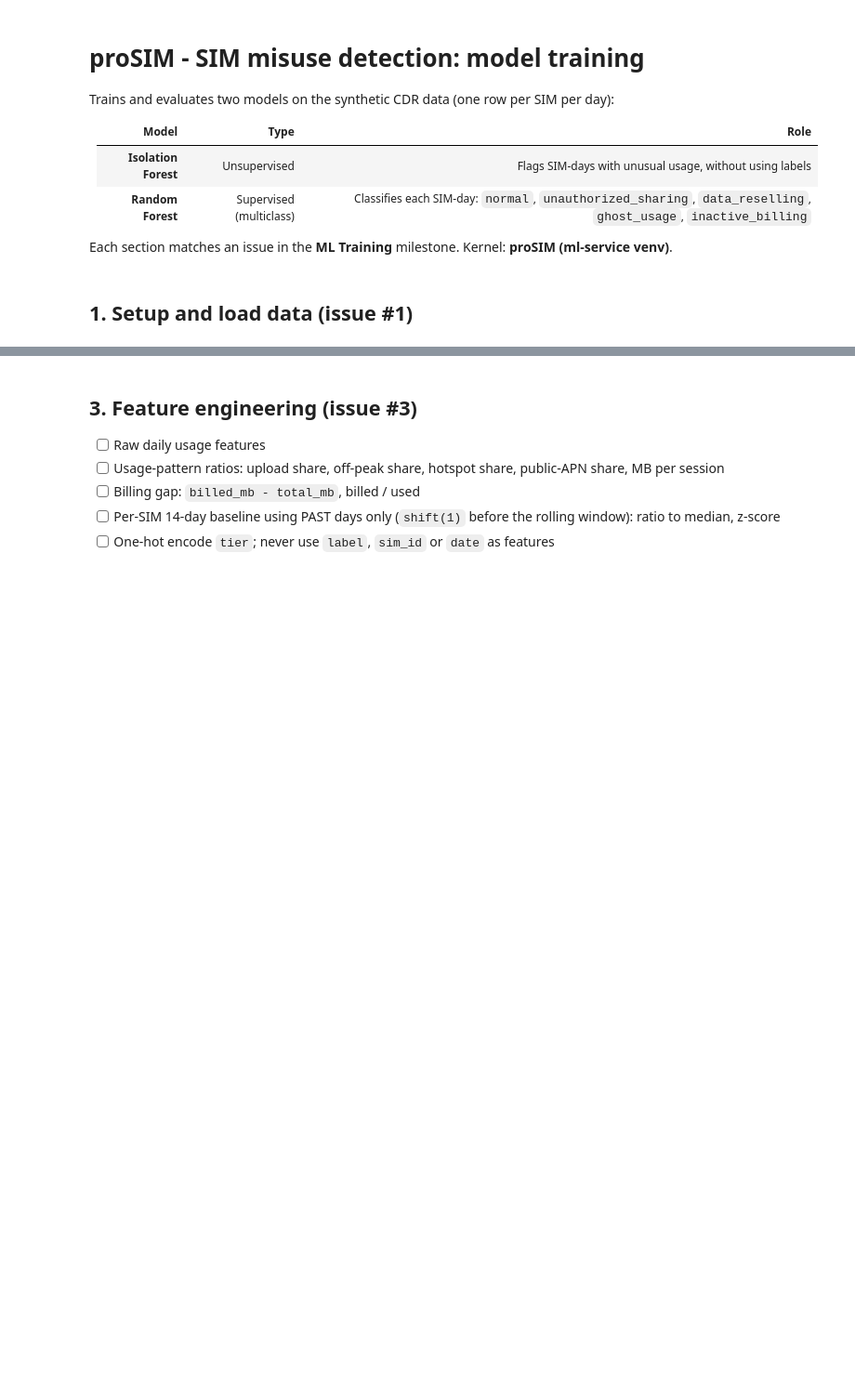
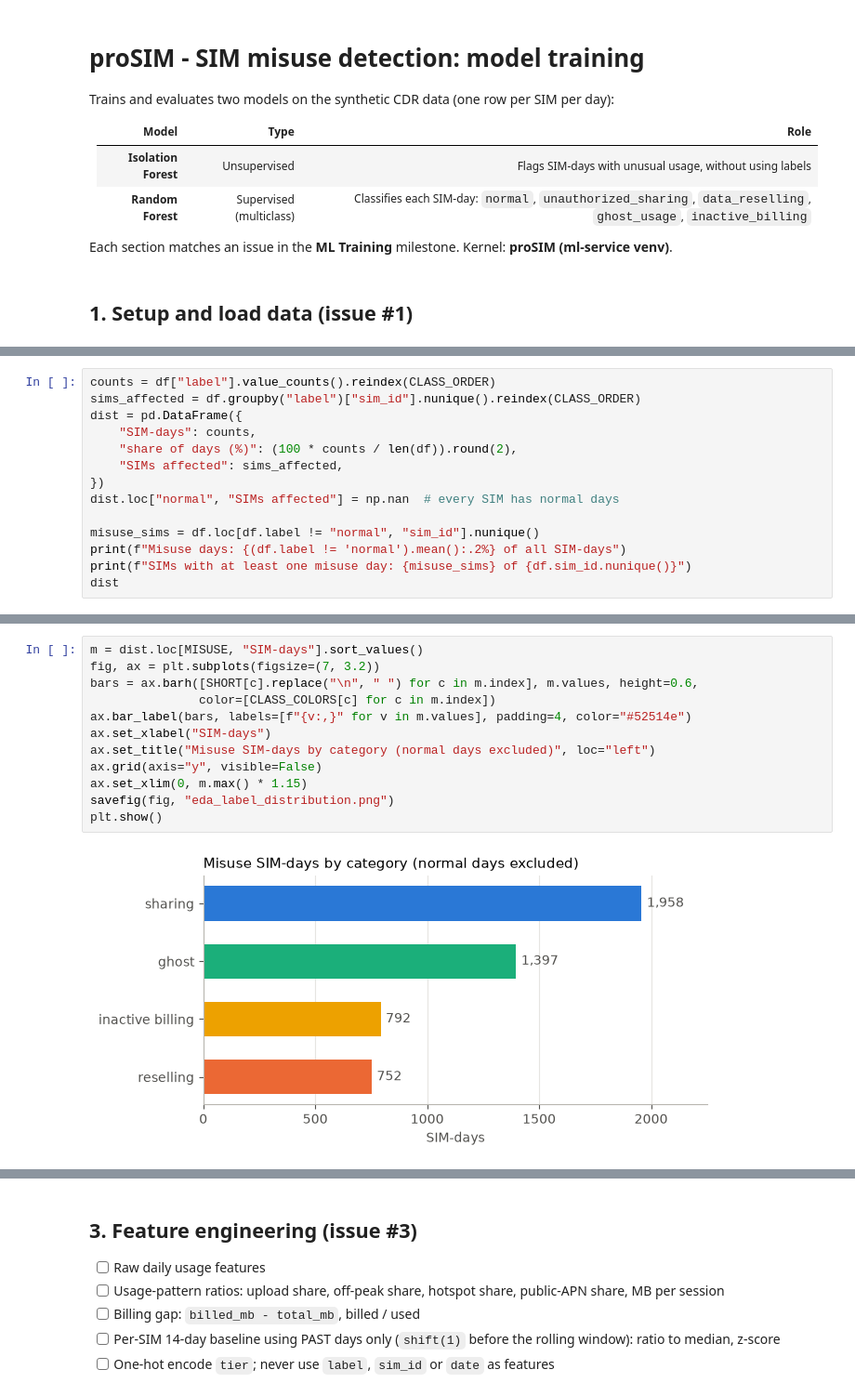
Before and after one commit to ianchomba1/proSIM, a Jupyter notebook: ml-training/notebooks/01_misuse_training.ipynb, the cells around one changed output, grey strips where cells are left out. Shown at 93% size. Cells and saved outputs as stored; diff of their text form; blank space fills up the shorter version.

Commit message:
data analysis

```diff
--- a/ml-training/notebooks/01_misuse_training.ipynb
+++ b/ml-training/notebooks/01_misuse_training.ipynb
@@ -54,0 +108,14 @@ df.dtypes.to_frame("dtype").T
+# %%
+counts = df["label"].value_counts().reindex(CLASS_ORDER)
+sims_affected = df.groupby("label")["sim_id"].nunique().reindex(CLASS_ORDER)
+dist = pd.DataFrame({
+    "SIM-days": counts,
+    "share of days (%)": (100 * counts / len(df)).round(2),
+    "SIMs affected": sims_affected,
+})
+dist.loc["normal", "SIMs affected"] = np.nan  # every SIM has normal days
+
+misuse_sims = df.loc[df.label != "normal", "sim_id"].nunique()
+print(f"Misuse days: {(df.label != 'normal').mean():.2%} of all SIM-days")
+print(f"SIMs with at least one misuse day: {misuse_sims} of {df.sim_id.nunique()}")
+dist
@@ -54,0 +132,14 @@ df.dtypes.to_frame("dtype").T
+# %%
+m = dist.loc[MISUSE, "SIM-days"].sort_values()
+fig, ax = plt.subplots(figsize=(7, 3.2))
+bars = ax.barh([SHORT[c].replace("\n", " ") for c in m.index], m.values, height=0.6,
+               color=[CLASS_COLORS[c] for c in m.index])
+ax.bar_label(bars, labels=[f"{v:,}" for v in m.values], padding=4, color="#52514e")
+ax.set_xlabel("SIM-days")
+ax.set_title("Misuse SIM-days by category (normal days excluded)", loc="left")
+ax.grid(axis="y", visible=False)
+ax.set_xlim(0, m.max() * 1.15)
+savefig(fig, "eda_label_distribution.png")
+plt.show()
+# %% [output]
+[figure, added]
```
Also changed, not shown: parts of 23 cells of this notebook, 3 other files.
